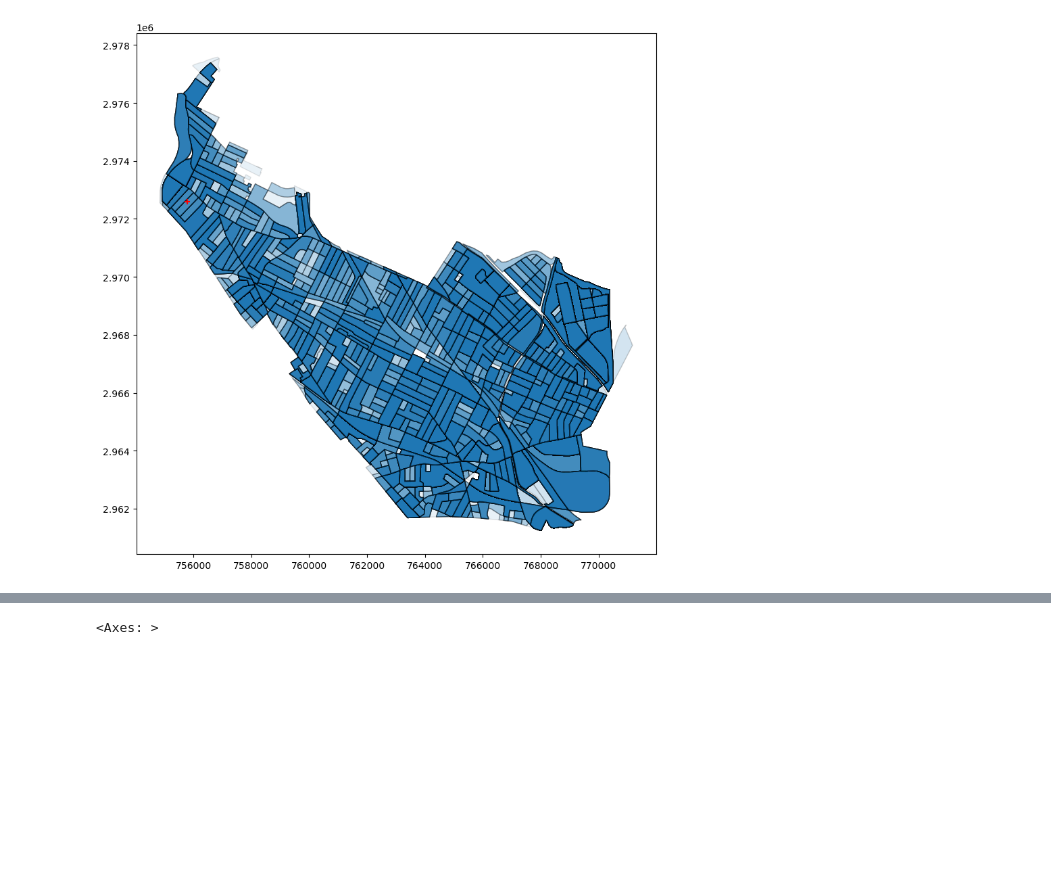
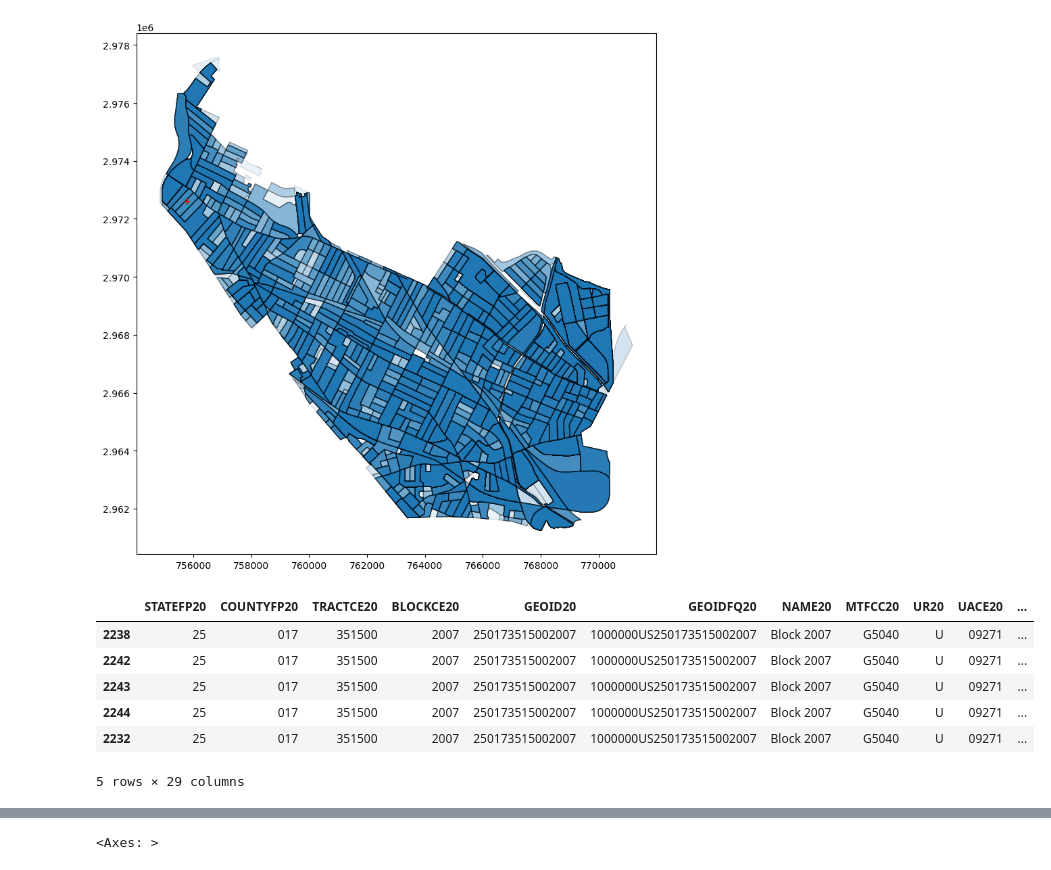
Before and after one commit to meade68/DACSS_690D_Week09_HW2, a Jupyter notebook: code.ipynb, the cells around one changed output, grey strips where cells are left out. Saved outputs shown, nothing was run; the diff lists cells and outputs as text; code cells hidden in the pictures; blank space fills up the shorter version.

```diff
--- a/code.ipynb
+++ b/code.ipynb
@@ -91,3 +98,13 @@ apt_old_gdf.plot(ax=base,marker="+",color='red')
 # %% [output]
 <Axes: >
 [figure]
+# %%
+census_BG_crime_BG.head()
+# %% [output]
+|  | STATEFP20 | COUNTYFP20 | TRACTCE20 | BLOCKCE20 | GEOID20 | GEOIDFQ20 | NAME20 | MTFCC20 | UR20 | UACE20 | ... |
+| 2238 | 25 | 017 | 351500 | 2007 | 250173515002007 | 1000000US250173515002007 | Block 2007 | G5040 | U | 09271 | ... |
+| 2242 | 25 | 017 | 351500 | 2007 | 250173515002007 | 1000000US250173515002007 | Block 2007 | G5040 | U | 09271 | ... |
+| 2243 | 25 | 017 | 351500 | 2007 | 250173515002007 | 1000000US250173515002007 | Block 2007 | G5040 | U | 09271 | ... |
+| 2244 | 25 | 017 | 351500 | 2007 | 250173515002007 | 1000000US250173515002007 | Block 2007 | G5040 | U | 09271 | ... |
+| 2232 | 25 | 017 | 351500 | 2007 | 250173515002007 | 1000000US250173515002007 | Block 2007 | G5040 | U | 09271 | ... |
+5 rows × 29 columns
```
Also changed, not shown: parts of 5 cells of this notebook, 1 other file.
